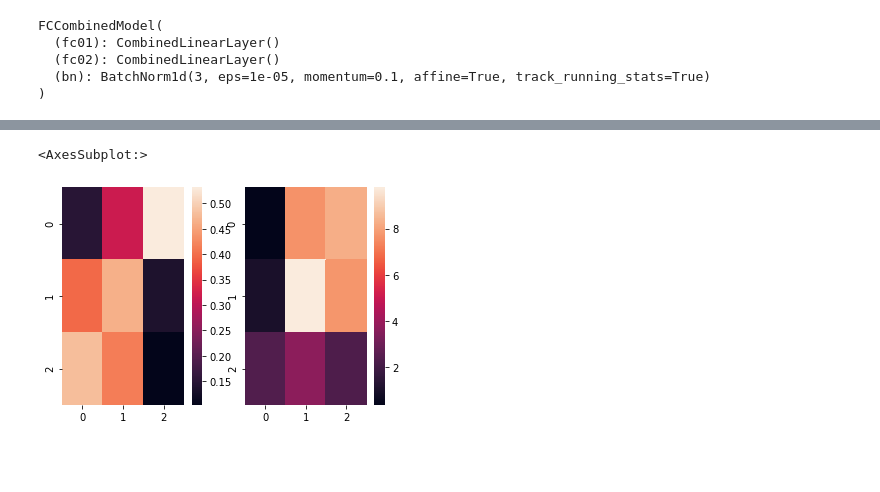
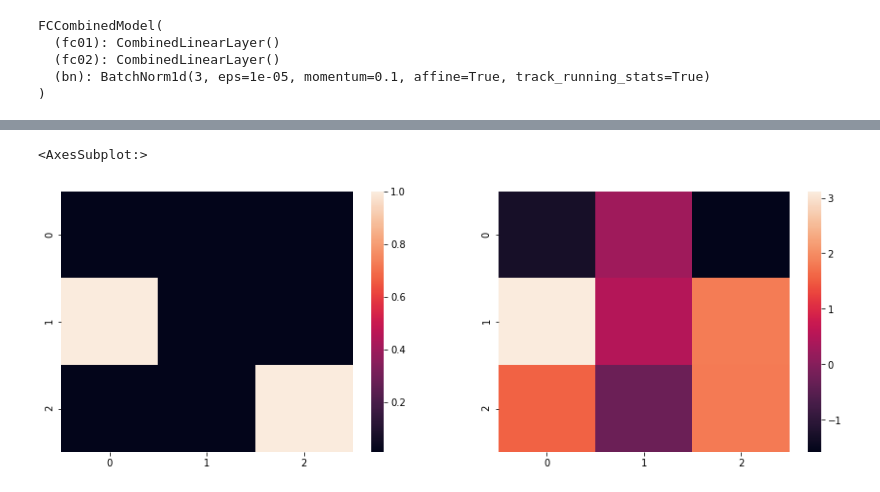
Before and after one commit to sergeivolodin/causality-disentanglement-rl, a Jupyter notebook: debug/sparsity-playground.ipynb, the cells around one changed output, grey strips where cells are left out. Saved outputs shown, nothing was run; the diff lists cells and outputs as text; code cells hidden in the pictures; blank space fills up the shorter version.

Commit message:
Remove softmax and decrease momentum; Use 2 digits in playground nb

```diff
--- a/debug/sparsity-playground.ipynb
+++ b/debug/sparsity-playground.ipynb
@@ -95,9 +105,17 @@ class WithLinTransform(nn.Module):
         self.n_actions = 0
         self.n_additional_features = 0
         self.fc1 = nn.Linear(n_units, n_units)
+        self.fc2 = nn.Linear(n_units, n_units)
+
+#     def project(self):
+#         M = self.fc1.weight
+#         M.data = torch.clamp(M, -1, 1)
+# #         M.data[M.data < -1] = -1.
+# #         M.data[M.data > 1] = 1.
 
     def forward(self, x, **kwargs):
         # shape: batch, features
+#         self.project()
 
 #         M = self.fc1.weight
 #         A = (M - M.t()) / 2
@@ -106,12 +124,13 @@ class WithLinTransform(nn.Module):
 #         S = (I + A) @ torch.pinverse(I - A)
 #         Sinv = (I - A) @ torch.pinverse(I + A)
         M = self.fc1.weight
-        S = nn.Softmax(1)(M)
-        Sinv = torch.pinverse(S)
+#         S = nn.Softmax(1)(M)
 
-        x = x @ S
+        Sinv = torch.pinverse(M)
+
+        x = x @ M
         x = self.model(x, **kwargs)
-        x = x @ Sinv
+        x = x @ Sinv#nn.Softmax(1)(self.fc1.weight)
         return x
 
 
@@ -393,0 +419,11 @@ plt.show()
+# %%
+plt.figure(figsize=(15, 5))
+# S = nn.Softmax(1)(model_.fc1.weight)
+S = model_.fc1.weight
+Sinv = torch.pinverse(S)
+plt.subplot(1, 3, 1)
+sns.heatmap(S.detach().cpu().numpy())
+plt.subplot(1, 3, 2)
+sns.heatmap(Sinv.detach().cpu().numpy())
+plt.subplot(1, 3, 3)
+sns.heatmap((S @ Sinv).abs().detach().cpu().numpy())
@@ -394,8 +433,11 @@ plt.show()
 # %%
+MP = model_.model.switch.probas
+plt.figure(figsize=(15, 5))
+
 plt.subplot(1, 2, 1)
-sns.heatmap(nn.Softmax(1)(model_.fc1.weight).abs().detach().cpu().numpy())
+sns.heatmap(MP.detach().cpu().numpy(), vmin=min_proba, vmax=1)
 plt.subplot(1, 2, 2)
-sns.heatmap(torch.pinverse(nn.Softmax(1)(model_.fc1.weight)).abs().detach().cpu().numpy())
+sns.heatmap((Sinv @ MP @ S).detach().cpu().numpy())
 # %% [output]
 <AxesSubplot:>
-[figure, old version]
+[figure, new version]
```
Also changed, not shown: parts of 22 cells of this notebook, 3 other files.
